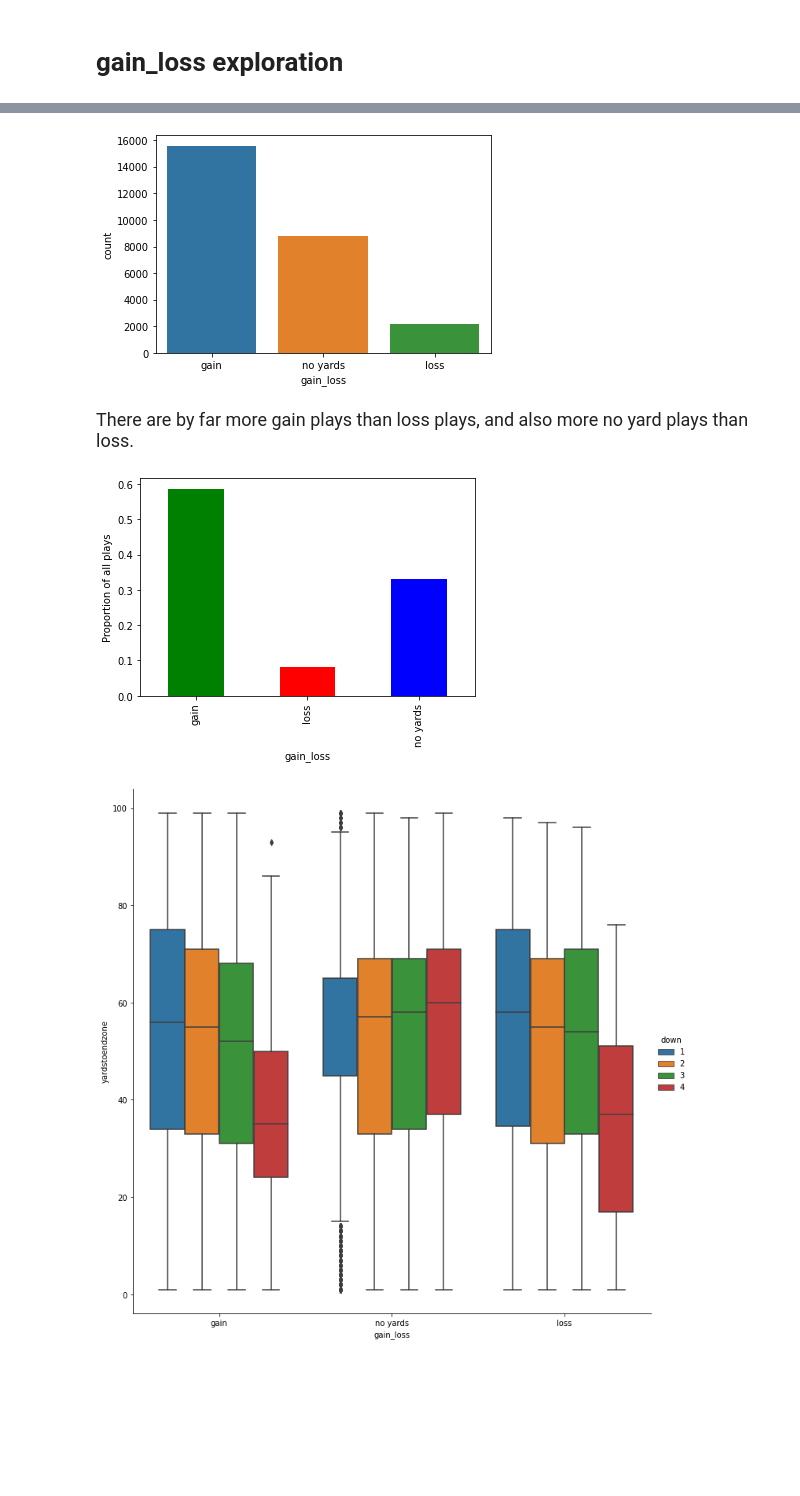
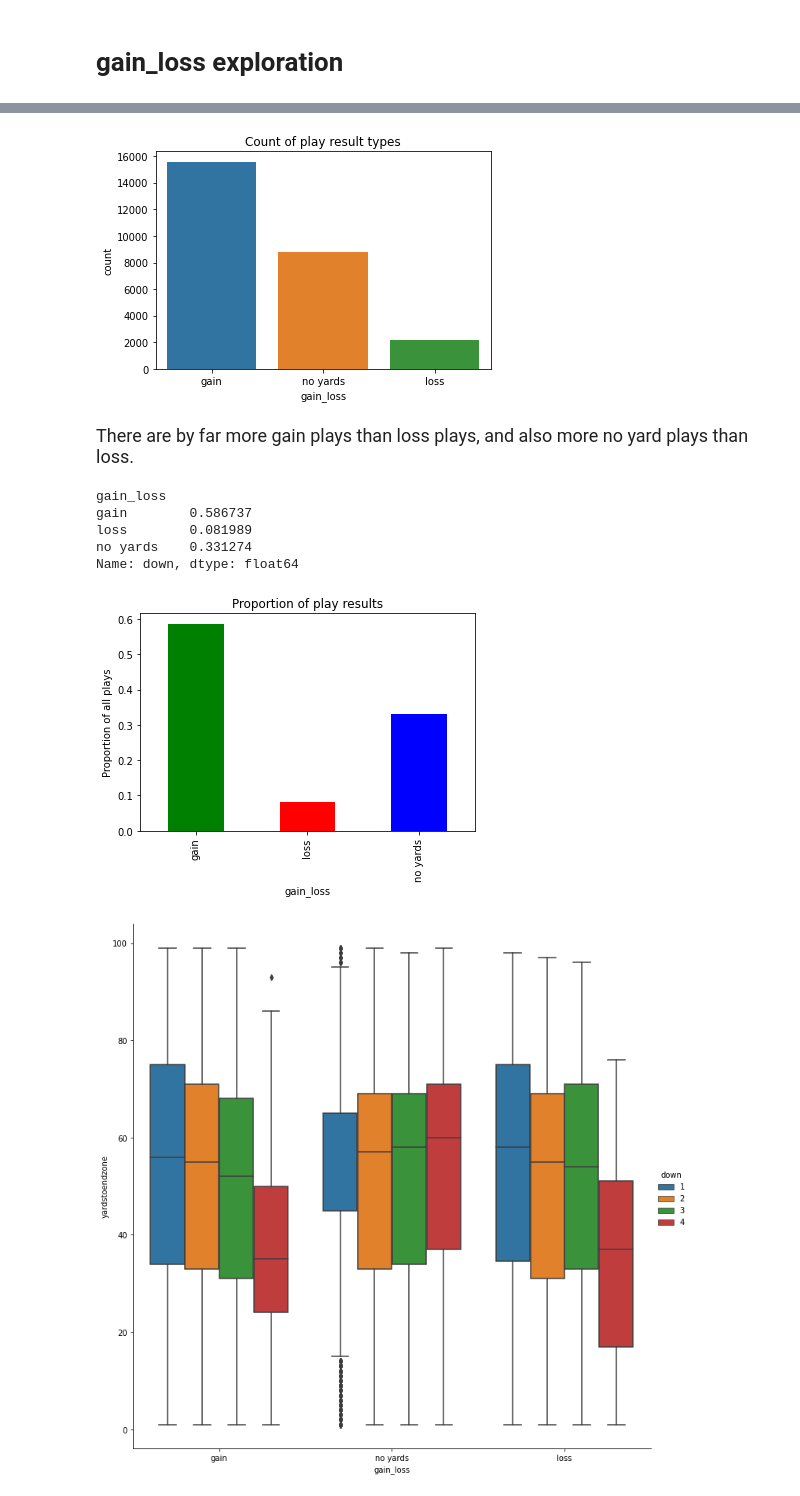
Before and after one commit to regsaleeby/Projects, a Jupyter notebook: Predicting Scores and Yards/EDA.ipynb, the cells around one changed output, grey strips where cells are left out. Drawn from its saved outputs; the diff is of its cells as text; code cells hidden in the pictures; blank space fills up the shorter version.

```diff
--- a/Predicting Scores and Yards/EDA.ipynb
+++ b/Predicting Scores and Yards/EDA.ipynb
@@ -327,9 +338,10 @@ pbp.groupby('gain_loss').count()
 | no yards | 8792 | 8792 | 8792 | 8792 | 8792 | 8792 | 8792 | 8792 | 8792 | 8792 | ... |
 # %%
 #count of each play result
-sns.countplot(data = pbp, x = 'gain_loss');
+sns.countplot(data = pbp, x = 'gain_loss')
+plt.title('Count of play result types');
 # %% [output]
-[figure, old version]
+[figure, new version]
 # %% [markdown]
 <p style= "font-family: Times ; font-size: 18px">
 There are by far more gain plays than loss plays, and also more no yard plays than loss.
@@ -338,11 +350,20 @@ There are by far more gain plays than loss plays, and also more no yard plays th
 gain_counts = pbp.groupby('gain_loss',)['down'].count()
 div = gain_counts.sum()
 gain_pect = gain_counts.divide(div, fill_value=0)
+# %%
+gain_pect
+# %% [output]
+gain_loss
+gain        0.586737
+loss        0.081989
+no yards    0.331274
+Name: down, dtype: float64
 # %%
 gain_pect.plot(kind="bar", stacked=True, color=["green", 'red',"blue"],grid=False);
-plt.ylabel('Proportion of all plays');
+plt.ylabel('Proportion of all plays')
+plt.title('Proportion of play results');
 # %% [output]
-[figure, old version]
+[figure, new version]
 # %%
 #gain loss by distance to endzone
 sns.catplot(x="gain_loss", y="yardstoendzone", hue="down",
```
Also changed, not shown: parts of 11 cells of this notebook, 1 other file.
